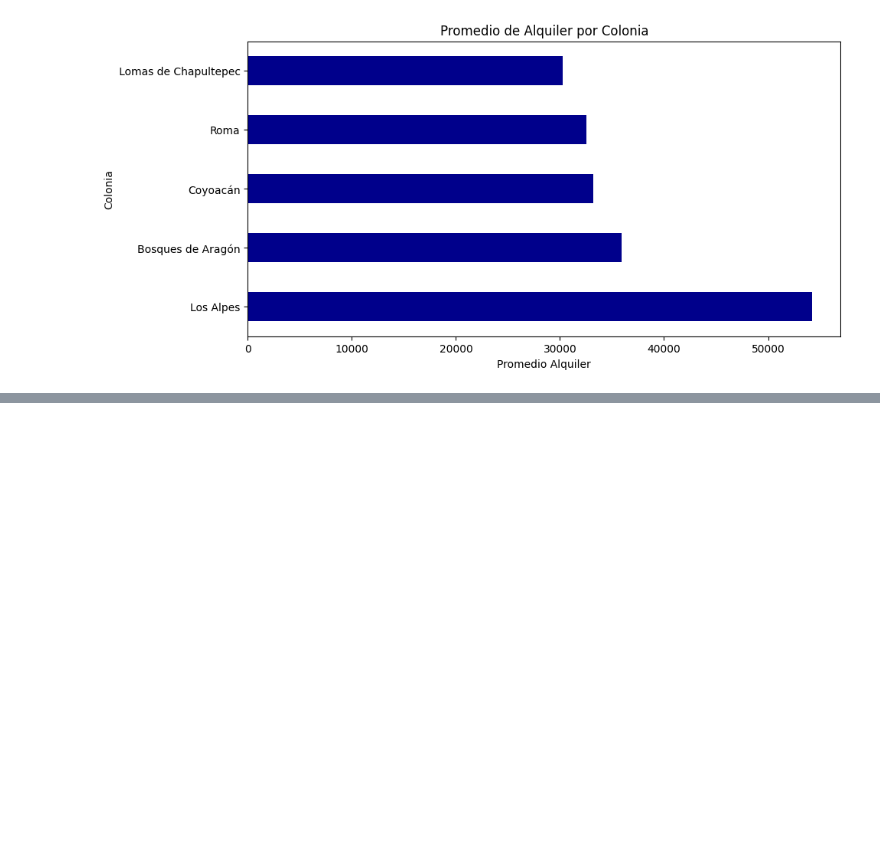
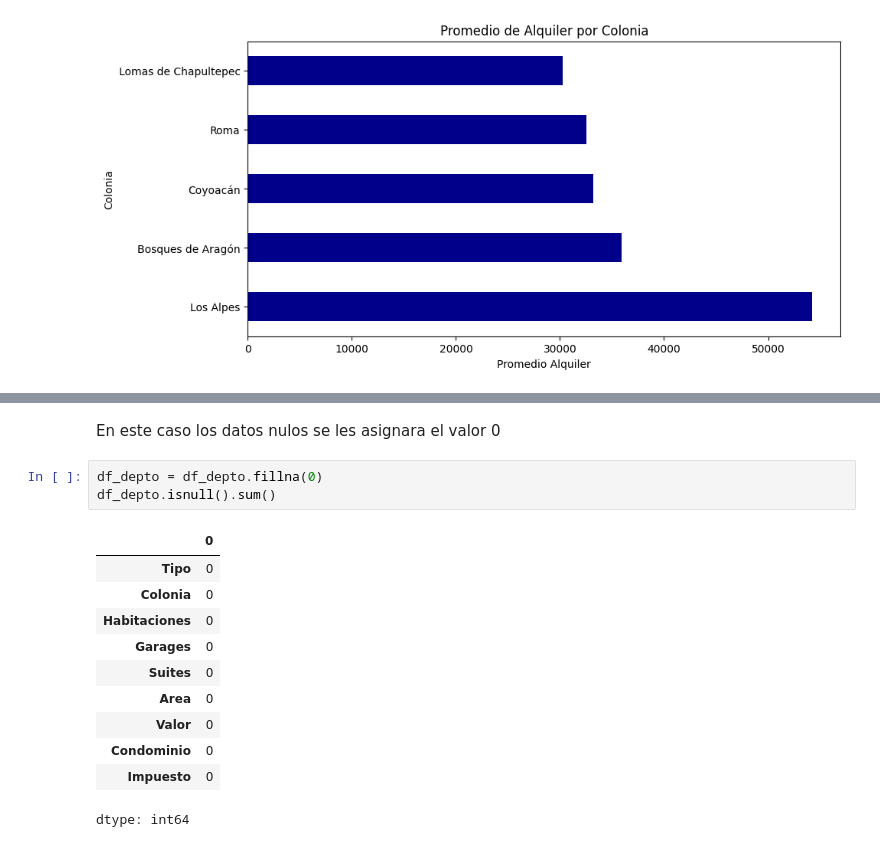
Before and after one commit to Nataliahfk/Data_science_Pandas, a Jupyter notebook: inmuebles_cdxm.ipynb, the cells around one changed output, grey strips where cells are left out. Saved outputs shown, nothing was run; the diff lists cells and outputs as text; blank space fills up the shorter version.

```diff
--- a/inmuebles_cdxm.ipynb
+++ b/inmuebles_cdxm.ipynb
@@ -623,0 +657,17 @@ alquiler_por_colonia.head(5).plot(kind='barh', title='Promedio de Alquiler por C
+# %% [markdown]
+En este caso los datos nulos se les asignara el valor 0
+# %%
+df_depto = df_depto.fillna(0)
+df_depto.isnull().sum()
+# %% [output]
+|  | 0 |
+| Tipo | 0 |
+| Colonia | 0 |
+| Habitaciones | 0 |
+| Garages | 0 |
+| Suites | 0 |
+| Area | 0 |
+| Valor | 0 |
+| Condominio | 0 |
+| Impuesto | 0 |
+dtype: int64
```
Also changed, not shown: parts of 3 cells of this notebook.
